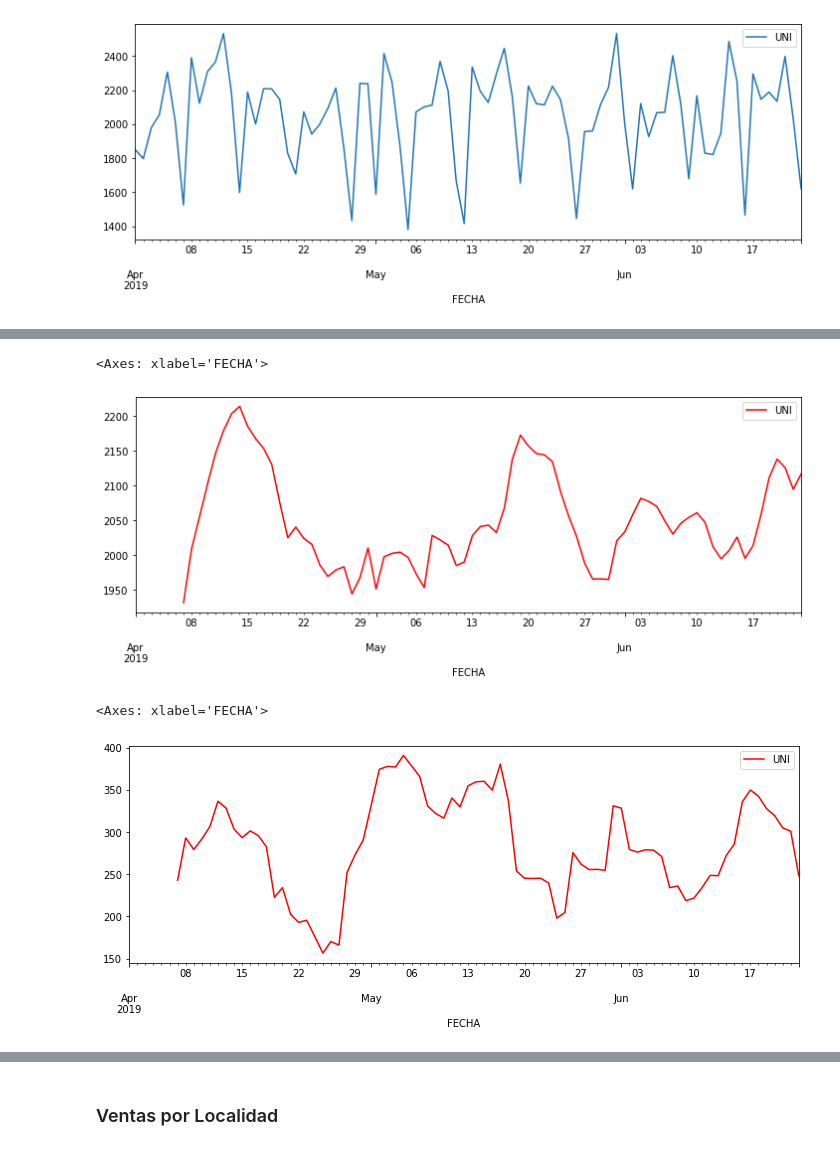
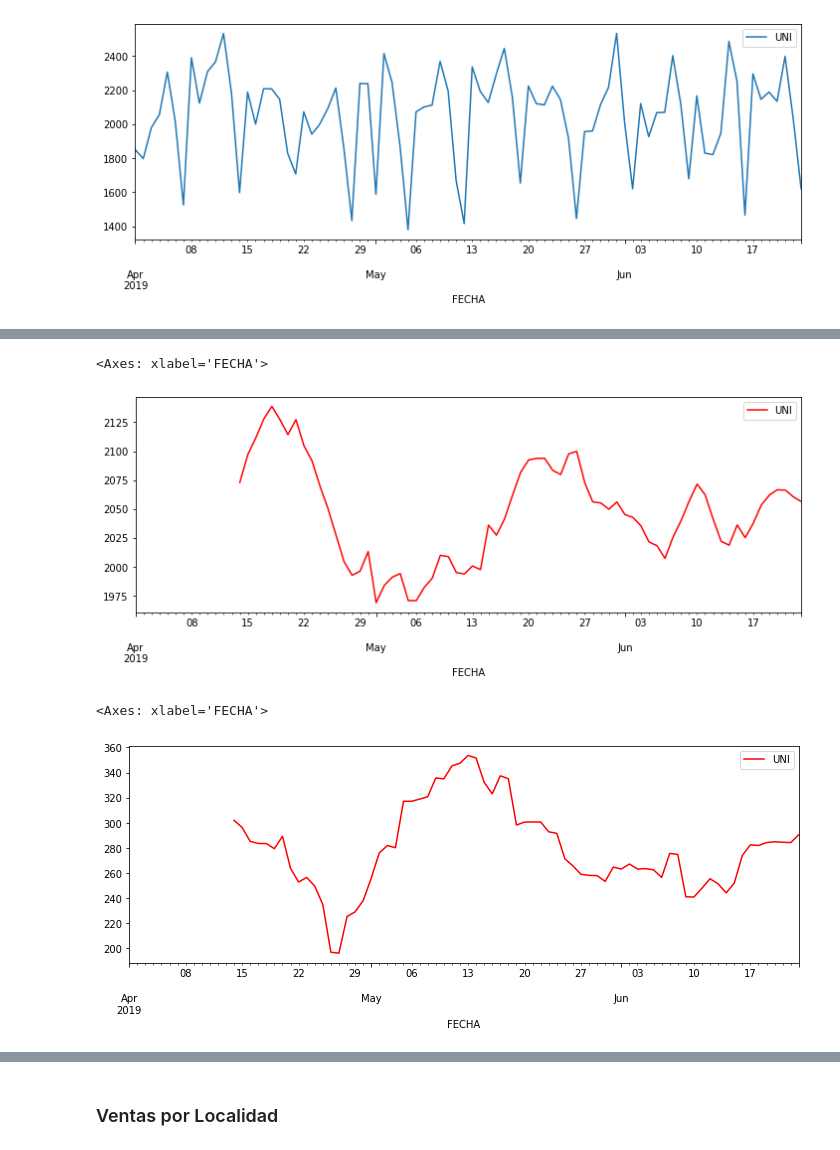
Before and after one commit to PedroAdair/PronosticoVentas, a Jupyter notebook: Retail_Problem.ipynb, the cells around one changed output, grey strips where cells are left out. Saved outputs shown, nothing was run; the diff lists cells and outputs as text; code cells hidden in the pictures.

```diff
--- a/Retail_Problem.ipynb
+++ b/Retail_Problem.ipynb
@@ -84,13 +81,13 @@ bd_Ventas.UNI.groupby(bd_Ventas.FECHA.dt.isocalendar().day).sum().plot(kind='bar
 # %%
-bd_Ventas.resample("D", on = "FECHA").sum().rolling(7).mean().plot(figsize=(12, 4),color='red')
+bd_Ventas.resample("D", on = "FECHA").sum().rolling(14).mean().plot(figsize=(12, 4),color='red')
 # %% [output]
 <Axes: xlabel='FECHA'>
-[figure, old version]
+[figure, new version]
 # %%
-bd_Ventas.resample("D", on = "FECHA").sum().rolling(7).std().plot(figsize=(12, 4),color='red')
+bd_Ventas.resample("D", on = "FECHA").sum().rolling(14).std().plot(figsize=(12, 4),color='red')
 # %% [output]
 <Axes: xlabel='FECHA'>
-[figure, old version]
+[figure, new version]
 # %%
 bd_Ventas.resample("W", on = "FECHA").sum().plot(figsize=(12, 4))
 # %% [output]
```
Also changed, not shown: parts of 44 cells of this notebook.
